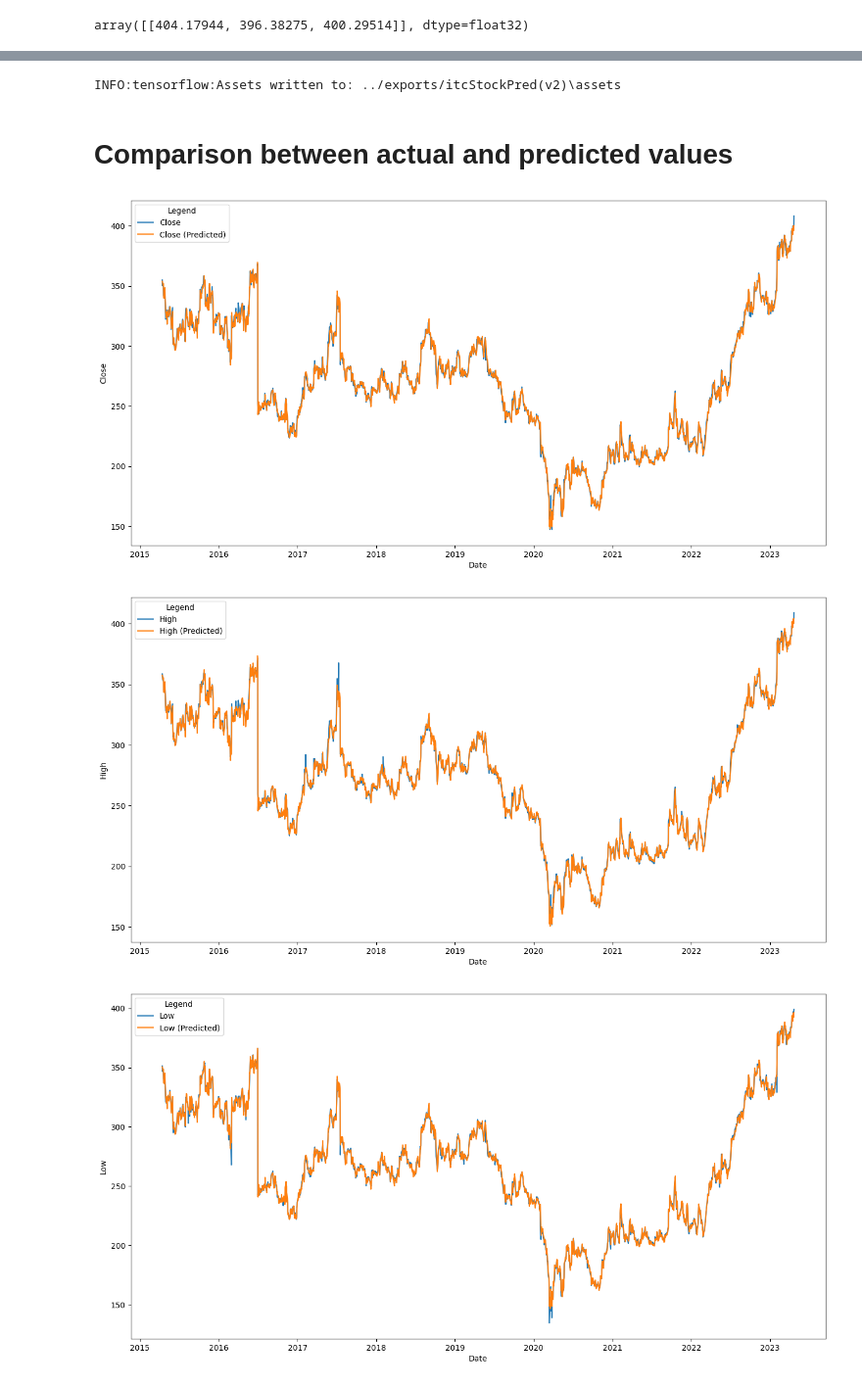
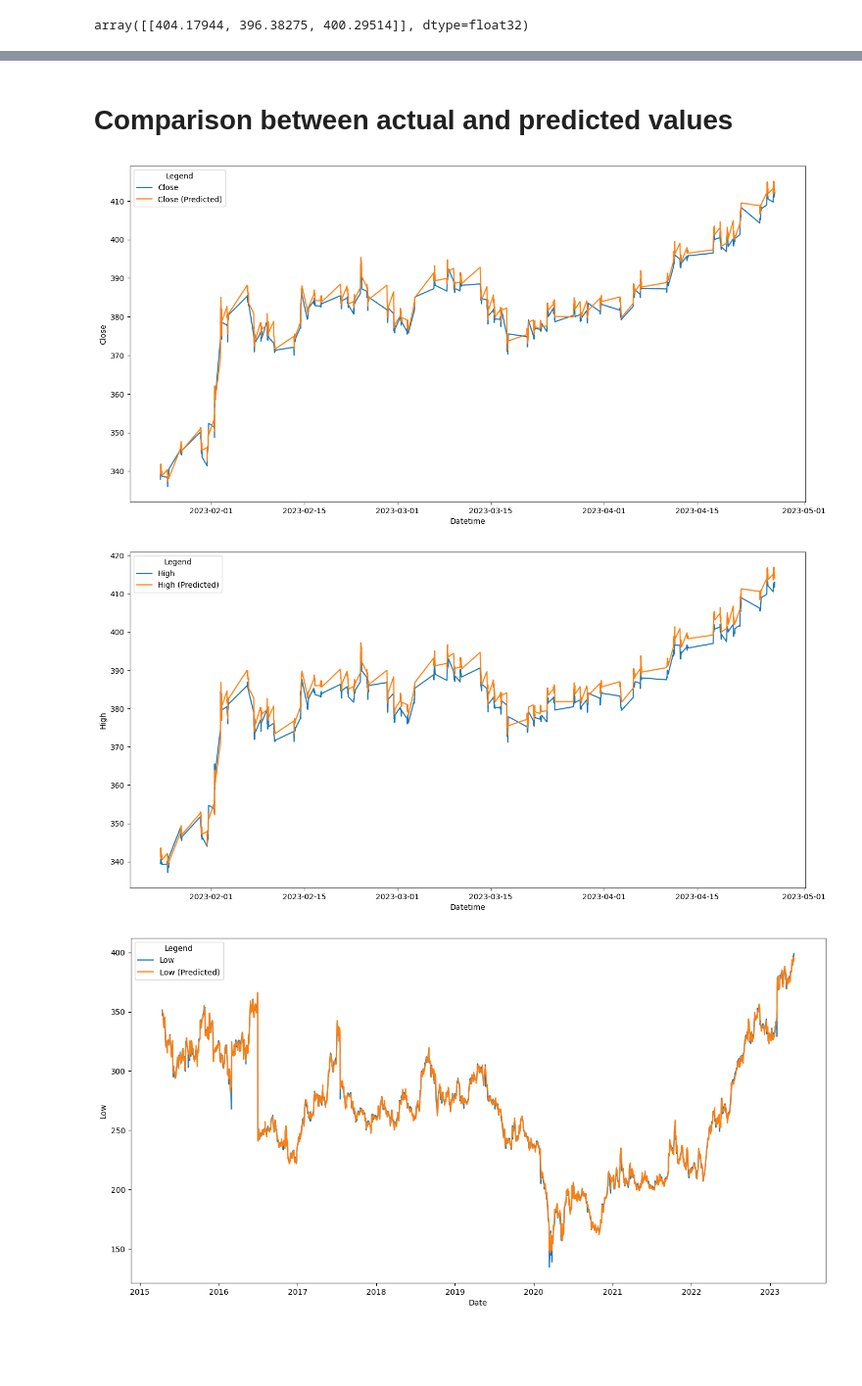
Before and after one commit to rohnsha0/StockSense-androidApp, a Jupyter notebook: model/ITCstockPred.ipynb, the cells around one changed output, grey strips where cells are left out. Shown at 98% size. Drawn from its saved outputs; the diff is of its cells as text; code cells hidden in the pictures; blank space fills up the shorter version.

Commit message:
added basic model for prdctn

```diff
--- a/model/ITCstockPred.ipynb
+++ b/model/ITCstockPred.ipynb
@@ -63,5 +64,5 @@ data2.head(5)
 # %%
-data2.drop(['Date', 'Volume'], axis=1, inplace=True)
+data2.drop(['Datetime', 'Volume', 'Adj Close'], axis=1, inplace=True)
 # %%
 data2.head(2)
 # %% [output]
@@ -71,6 +72,6 @@ data2.head(2)
 # %%
 features= data2.drop(['High', 'Low', 'Close'], axis=1)
-labels= data2.drop(['Open', 'dateDAY', 'dateMONTH', 'dateYR'], axis=1)
+labels= data2.drop(['Open', 'dateDAY', 'dateMONTH', 'dateYR', 'hours', 'min'], axis=1)
 # %%
 from sklearn.model_selection import train_test_split
 featuresTrain, featuresTest, labelsTrain, labelsTest= train_test_split(features, labels, test_size= .1, random_state= 42)
@@ -85,5 +86,7 @@ shape of labels:  (1998, 3)
 # %%
 import tensorflow as tf
 from tensorflow import keras
+# %%
+base_mdl= keras.models.load_model('../model/exports/itcStockPred(v2)/')
 # %%
 model= keras.models.Sequential([
@@ -188,5 +180,5 @@ model.predict([[400.3, 21, 3, 2023]])
 1/1 [==============================] - 0s 31ms/step
 array([[404.17944, 396.38275, 400.29514]], dtype=float32)
 # %%
-predictions= model.predict(features)
+predictions= base_mdl.predict(features)
 # %% [output]
@@ -201,27 +193,25 @@ predDF.head(2)
 # %%
-model.save(f"../exports/itcStockPred(v2)")
+#model.save(f"../exports/itcStockPred(v2)")
-# %% [output]
-INFO:tensorflow:Assets written to: ../exports/itcStockPred(v2)\assets
 # %% [markdown]
 # Comparison between actual and predicted values
 # %%
 import seaborn as sns
 # %%
 plt.figure(figsize=(16,8))
-sns.lineplot(x=data['Date'], y=labels['Close'], label= 'Close')
-sns.lineplot(x=data['Date'], y=predDF['closePred'], label= 'Close (Predicted)')
+sns.lineplot(x=data['Datetime'], y=labels['Close'], label= 'Close')
+sns.lineplot(x=data['Datetime'], y=predDF['closePred'], label= 'Close (Predicted)')
 plt.legend(title= 'Legend')
 plt.show()
 # %% [output]
-[figure, old version]
+[figure, new version]
 # %%
 plt.figure(figsize=(16,8))
-sns.lineplot(x=data['Date'], y=labels['High'], label= 'High')
-sns.lineplot(x=data['Date'], y=predDF['highPred'], label= 'High (Predicted)')
+sns.lineplot(x=data['Datetime'], y=labels['High'], label= 'High')
+sns.lineplot(x=data['Datetime'], y=predDF['highPred'], label= 'High (Predicted)')
 plt.legend(title= 'Legend')
 plt.show()
 # %% [output]
-[figure, old version]
+[figure, new version]
 # %%
 plt.figure(figsize=(16,8))
 sns.lineplot(x=data['Date'], y=labels['Low'], label= 'Low')
```
Also changed, not shown: parts of 14 cells of this notebook, 7 other files.
